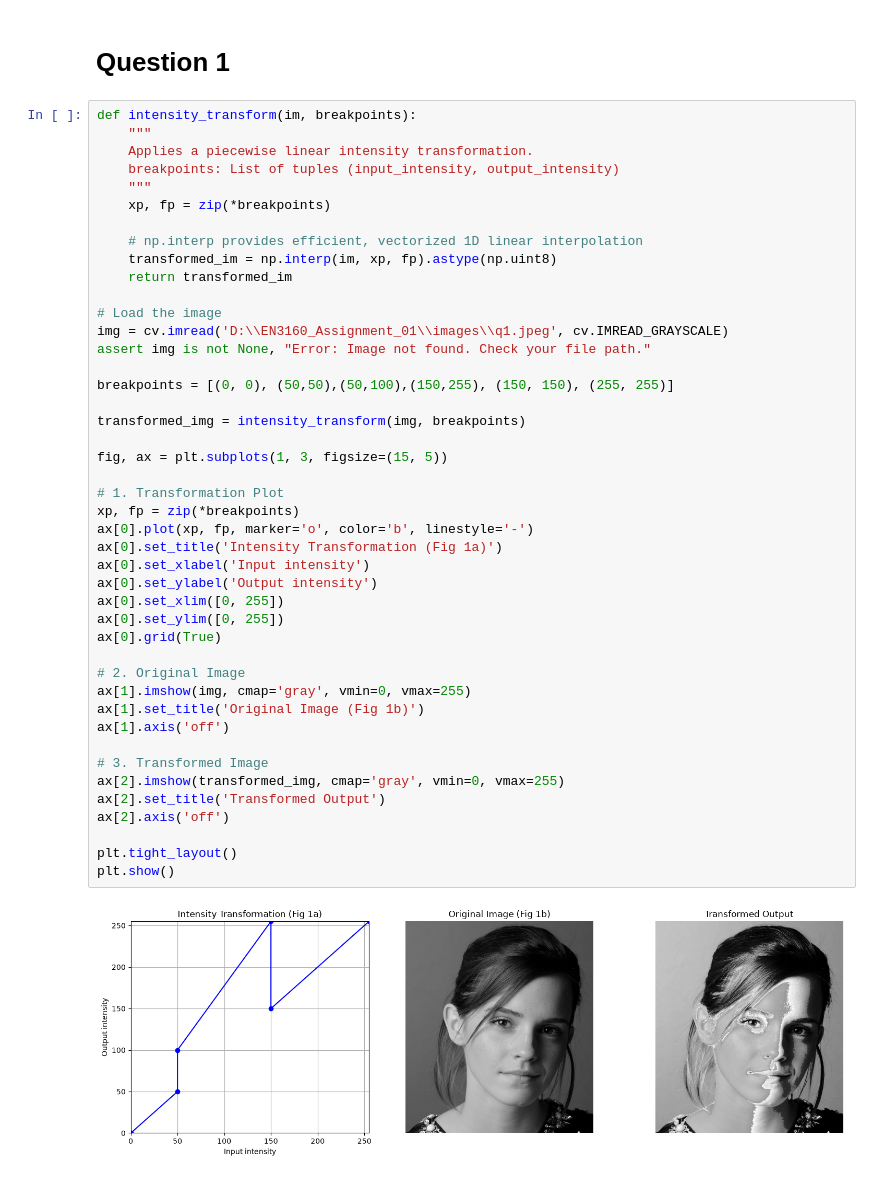
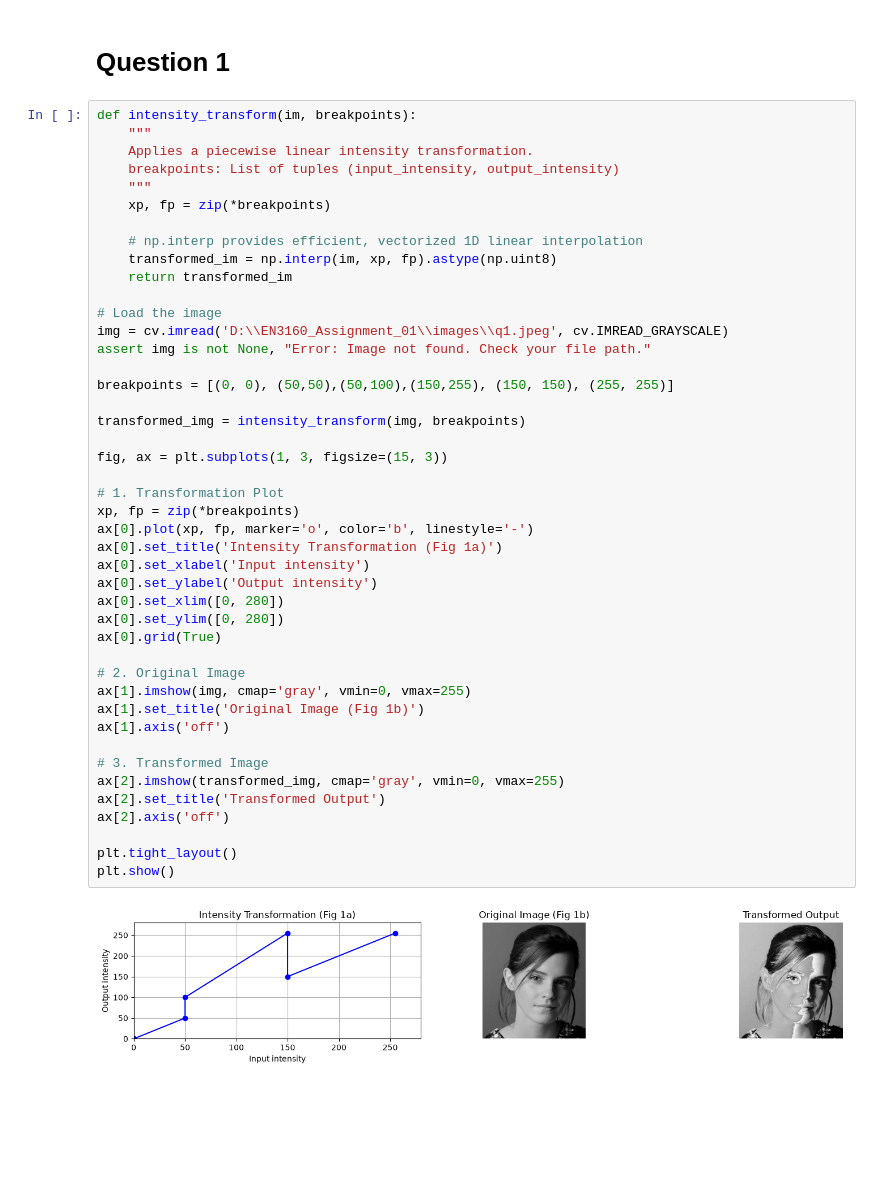
Before and after one commit to Januka-Sanujaya/EN3160_Assignment_01, a Jupyter notebook: EN3160_A01.ipynb, the cells around one changed output. Drawn from its saved outputs; the diff is of its cells as text; blank space fills up the shorter version.

```diff
--- a/EN3160_A01.ipynb
+++ b/EN3160_A01.ipynb
@@ -19,37 +19,37 @@ def intensity_transform(im, breakpoints):
 # Load the image
 img = cv.imread('D:\\EN3160_Assignment_01\\images\\q1.jpeg', cv.IMREAD_GRAYSCALE)
 assert img is not None, "Error: Image not found. Check your file path."
 
 breakpoints = [(0, 0), (50,50),(50,100),(150,255), (150, 150), (255, 255)]
 
 transformed_img = intensity_transform(img, breakpoints)
 
-fig, ax = plt.subplots(1, 3, figsize=(15, 5))
+fig, ax = plt.subplots(1, 3, figsize=(15, 3))
 
 # 1. Transformation Plot
 xp, fp = zip(*breakpoints)
 ax[0].plot(xp, fp, marker='o', color='b', linestyle='-')
 ax[0].set_title('Intensity Transformation (Fig 1a)')
 ax[0].set_xlabel('Input intensity')
 ax[0].set_ylabel('Output intensity')
-ax[0].set_xlim([0, 255])
-ax[0].set_ylim([0, 255])
+ax[0].set_xlim([0, 280])
+ax[0].set_ylim([0, 280])
 ax[0].grid(True)
 
 # 2. Original Image
 ax[1].imshow(img, cmap='gray', vmin=0, vmax=255)
 ax[1].set_title('Original Image (Fig 1b)')
 ax[1].axis('off')
 
 # 3. Transformed Image
 ax[2].imshow(transformed_img, cmap='gray', vmin=0, vmax=255)
 ax[2].set_title('Transformed Output')
 ax[2].axis('off')
 
 plt.tight_layout()
 plt.show()
 # %% [output]
-[figure, old version]
+[figure, new version]
 # %%
 # Breakpoints designed to brighten the underexposed image
 pleasing_breakpoints = [(0, 0), (60, 140), (150, 220), (255, 255)]
```
Also changed, not shown: parts of 3 cells of this notebook.
